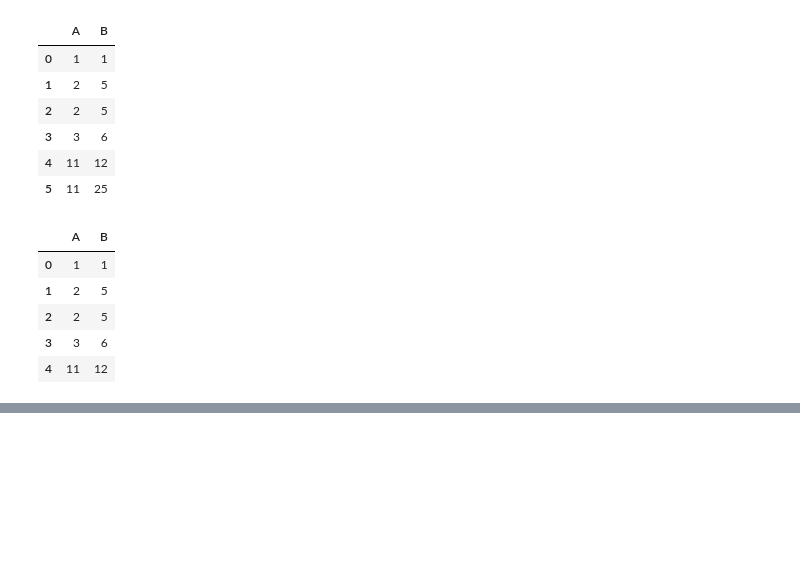
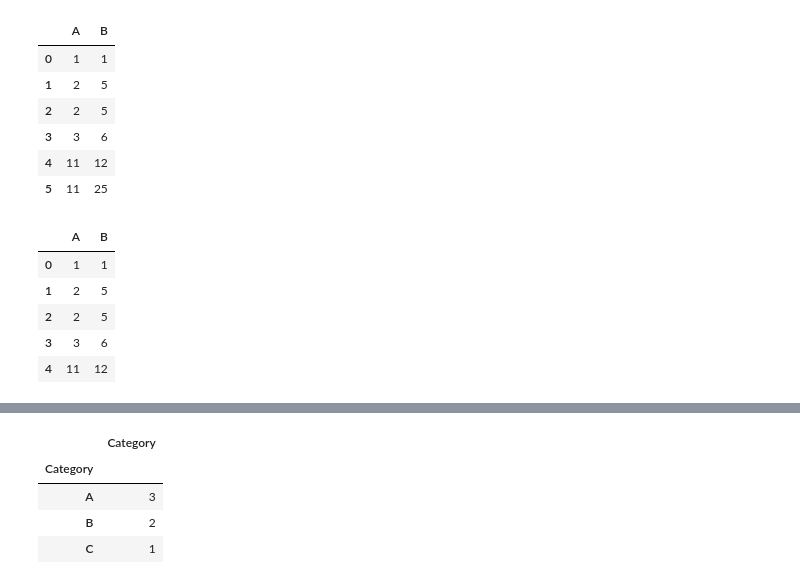
Before and after one commit to LungiNzima/Python-Programming-Course, a Jupyter notebook: Pandas_Course.ipynb, the cells around one changed output, grey strips where cells are left out. Drawn from its saved outputs; the diff is of its cells as text; code cells hidden in the pictures; blank space fills up the shorter version.

```diff
--- a/Pandas_Course.ipynb
+++ b/Pandas_Course.ipynb
@@ -693,0 +737,8 @@ data = {'category': []}
+# %%
+df.groupby("Category").agg({"Category":"count"})
+# %% [output]
+|  | Category |
+| Category |  |
+| A | 3 |
+| B | 2 |
+| C | 1 |
```
Also changed, not shown: parts of 6 cells of this notebook.
